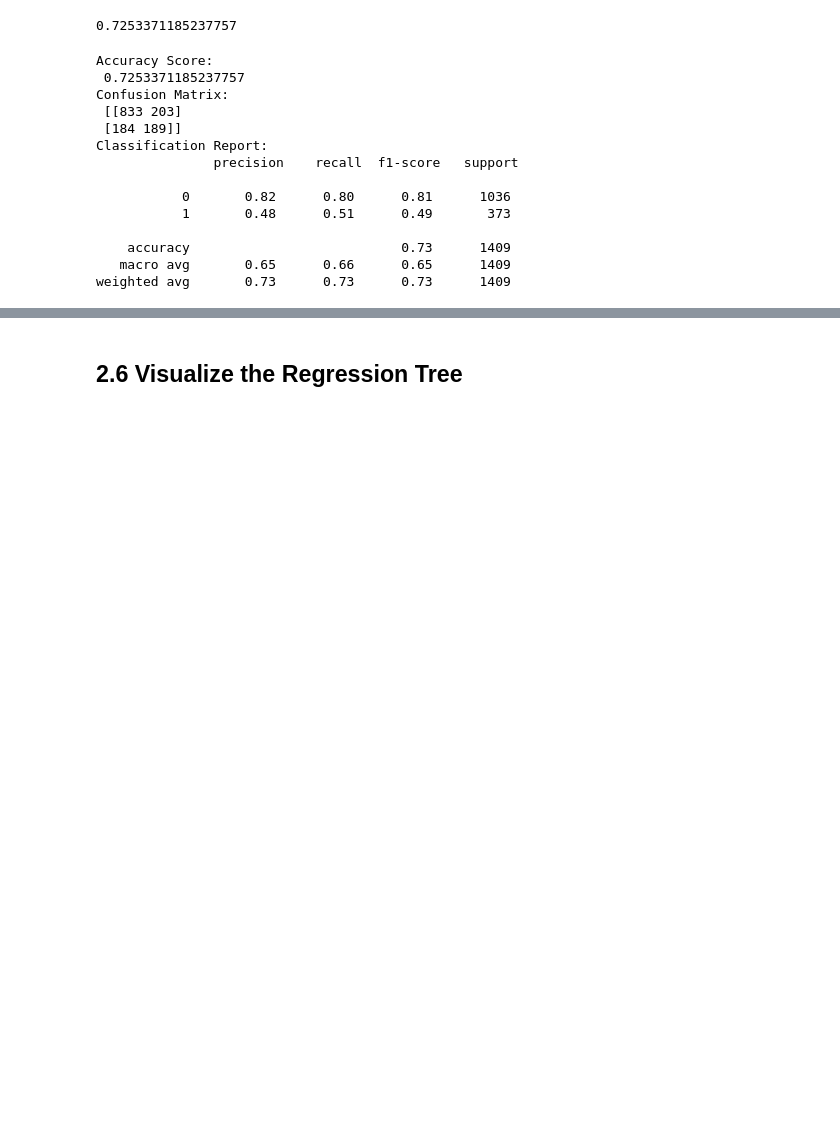
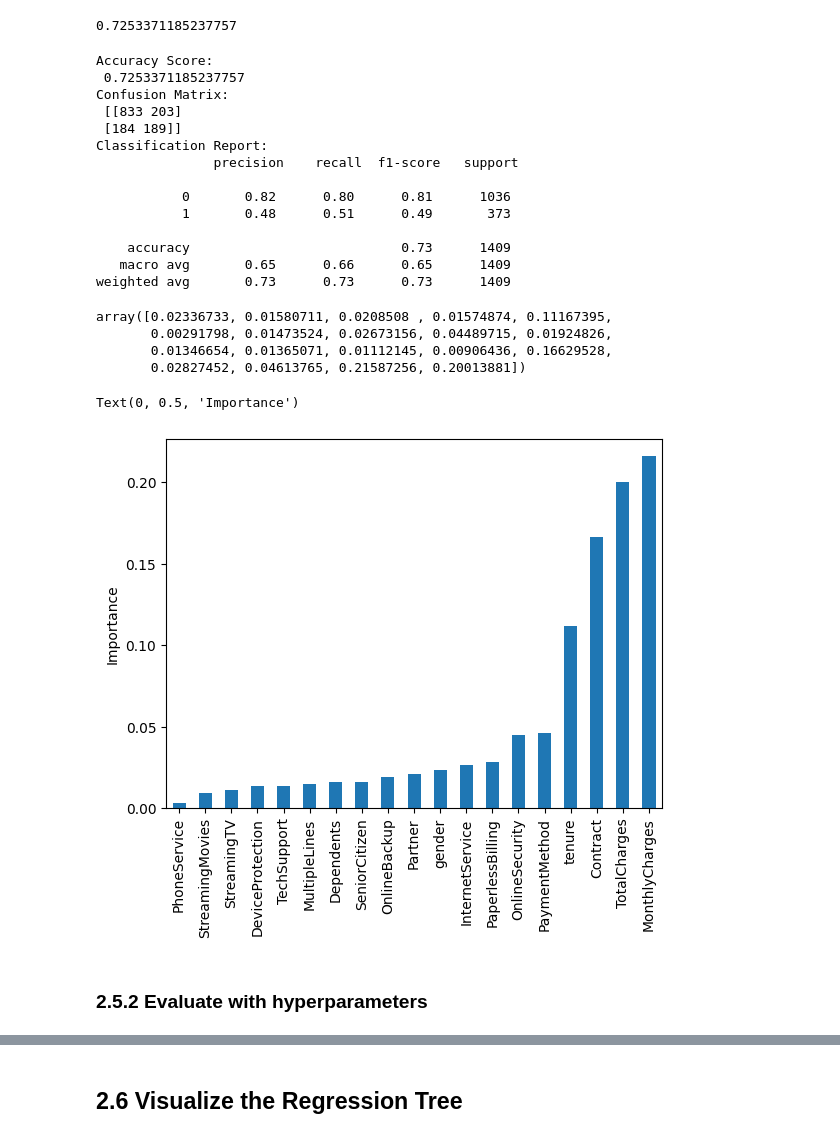
Before and after one commit to awithaaa/telco-customer-churn, a Jupyter notebook: Telco_Customer_Churn.ipynb, the cells around one changed output, grey strips where cells are left out. Saved outputs shown, nothing was run; the diff lists cells and outputs as text; code cells hidden in the pictures; blank space fills up the shorter version.

```diff
--- a/Telco_Customer_Churn.ipynb
+++ b/Telco_Customer_Churn.ipynb
@@ -445,3 +445,20 @@ Classification Report:
     accuracy                           0.73      1409
    macro avg       0.65      0.66      0.65      1409
 weighted avg       0.73      0.73      0.73      1409
+# %%
+importance = model.feature_importances_
+importance
+# %% [output]
+array([0.02336733, 0.01580711, 0.0208508 , 0.01574874, 0.11167395,
+       0.00291798, 0.01473524, 0.02673156, 0.04489715, 0.01924826,
+       0.01346654, 0.01365071, 0.01112145, 0.00906436, 0.16629528,
+       0.02827452, 0.04613765, 0.21587256, 0.20013881])
+# %%
+feature_importance = pd.Series(importance, index = X_train.columns)
+feature_importance.sort_values().plot(kind = 'bar')
+plt.ylabel('Importance')
+# %% [output]
+Text(0, 0.5, 'Importance')
+[figure, added]
+# %% [markdown]
+### 2.5.2 Evaluate with hyperparameters
```
Also changed, not shown: parts of 9 cells of this notebook.
